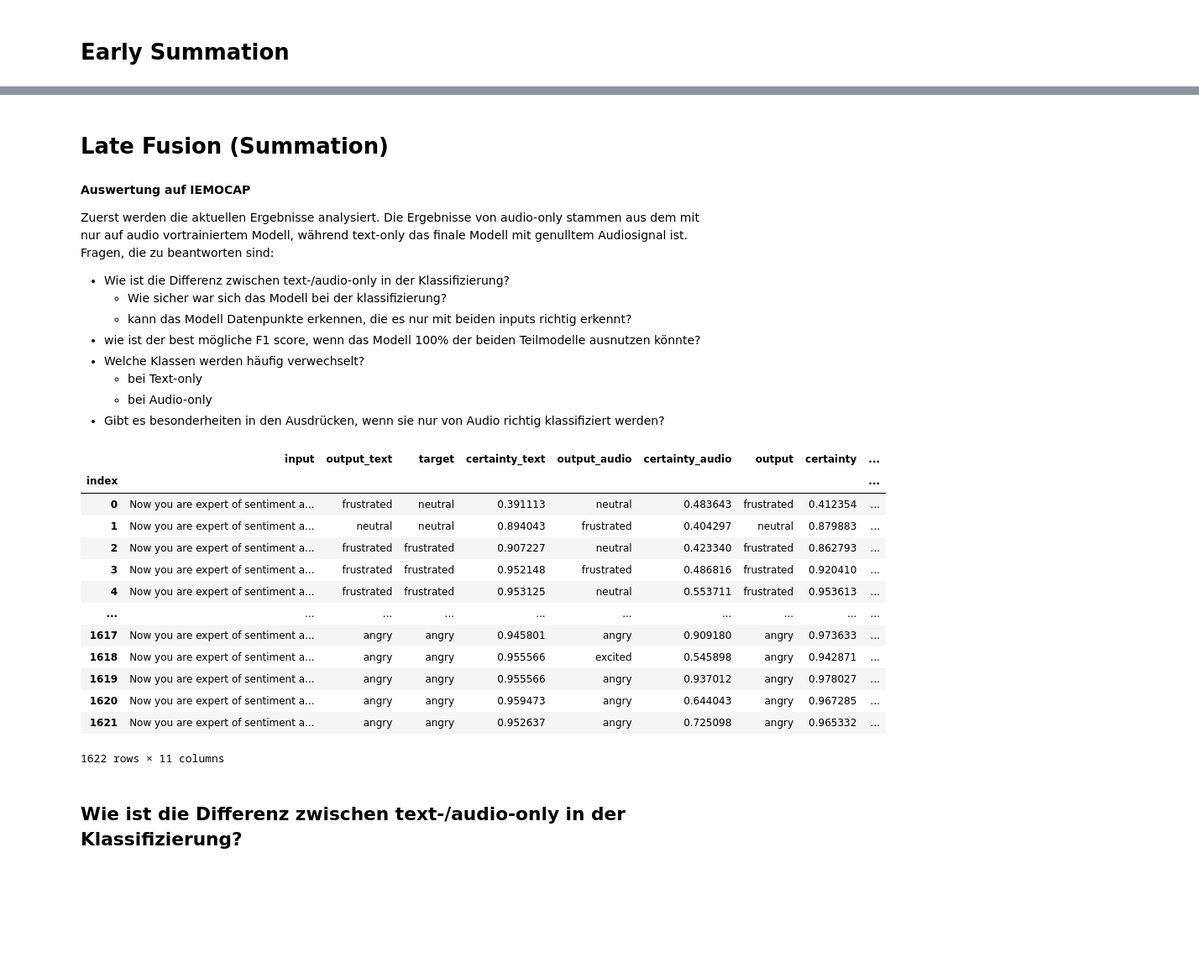
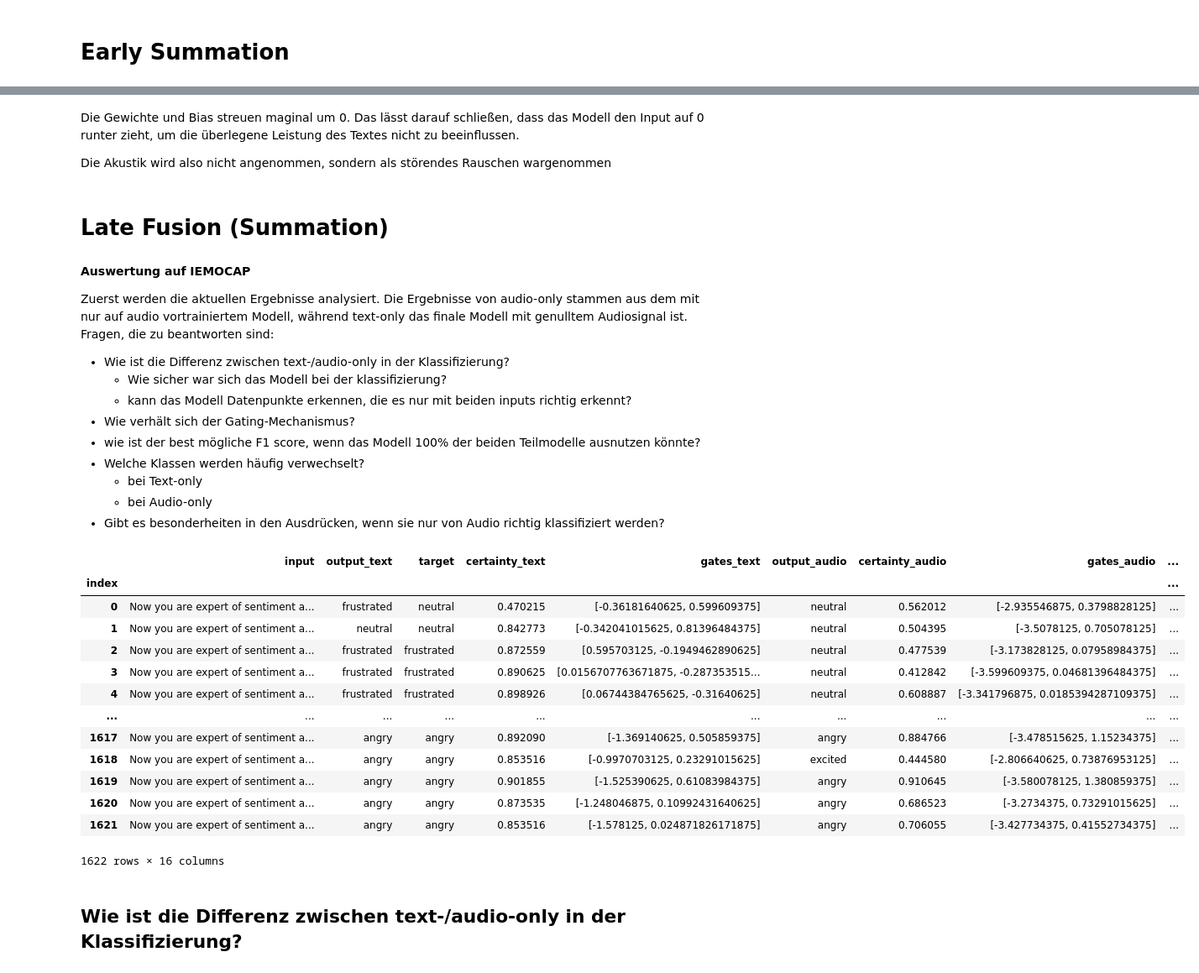
Before and after one commit to HenFo/Masterarbeit, a Jupyter notebook: analysis/mm_models/model_result_analysis.ipynb, the cells around one changed output, grey strips where cells are left out. Shown at 84% size. Cells and saved outputs as stored; diff of their text form; code cells hidden in the pictures; blank space fills up the shorter version.

```diff
--- a/analysis/mm_models/model_result_analysis.ipynb
+++ b/analysis/mm_models/model_result_analysis.ipynb
@@ -28,3 +60,7 @@ from sklearn.metrics import confusion_matrix, f1_score
+# %% [markdown]
+Die Gewichte und Bias streuen maginal um 0. Das lässt darauf schließen, dass das Modell den Input auf 0 runter zieht, um die überlegene Leistung des Textes nicht zu beeinflussen.
+
+Die Akustik wird also nicht angenommen, sondern als störendes Rauschen wargenommen
 # %% [markdown]
 # Late Fusion (Summation)
 # %% [markdown]
@@ -36,68 +72,93 @@ Fragen, die zu beantworten sind:
 - Wie ist die Differenz zwischen text-/audio-only in der Klassifizierung?
   - Wie sicher war sich das Modell bei der klassifizierung?
   - kann das Modell Datenpunkte erkennen, die es nur mit beiden inputs richtig erkennt?
+- Wie verhält sich der Gating-Mechanismus?
 - wie ist der best mögliche F1 score, wenn das Modell 100% der beiden Teilmodelle ausnutzen könnte?
 - Welche Klassen werden häufig verwechselt?
   - bei Text-only
   - bei Audio-only
 - Gibt es besonderheiten in den Ausdrücken, wenn sie nur von Audio richtig klassifiziert werden?
 # %%
-base_path = "./results/late_fusion"
+base_path = "./results/late_fusion/loss_gate"
 
 text_only_p = os.path.join(base_path, "preds_test_no_audio.json")
 audio_only_p = os.path.join(base_path, "preds_test_no_text.json")
 both_p = os.path.join(base_path, "preds_test.json")
-
 
 
 with open(text_only_p, "rt") as f:
     text_only = json.load(f)
 
 with open(audio_only_p, "rt") as f:
     audio_only = json.load(f)
 
 with open(both_p, "rt") as f:
     both = json.load(f)
 
-results = pd.DataFrame.from_records(text_only, index=["index"]).merge(
-    pd.DataFrame.from_records(audio_only, index=["index", "input", "target"]),
-    on=["index"],
-    suffixes=["_text", "_audio"],
-).merge(pd.DataFrame.from_records(both, index=["index", "input", "target"]), on=["index"], suffixes=["_both"])
+results = (
+    pd.DataFrame.from_records(text_only, index=["index"])
+    .merge(
+        pd.DataFrame.from_records(audio_only, index=["index", "input", "target"]),
+        on=["index"],
+        suffixes=["_text", "_audio"],
+    )
+    .merge(
+        pd.DataFrame.from_records(both, index=["index", "input", "target"]),
+        on=["index"],
+        suffixes=["_both"],
+    )
+)
 assert len(results) == len(text_only)
-results["utterance"] = results["input"].str.extract("<Speaker_\d: \"(.*?)\">")
+results["utterance"] = results["input"].str.extract('<Speaker_\d: "(.*?)">')
 
 import re
 
 
-# from nltk.tokenize import word_tokenize
-def get_dialog(prompt:str) -> tuple[list[str], set[str]]:
+def get_dialog(prompt: str) -> tuple[list[str], set[str]]:
     base_prompt = "Now you are expert of sentiment and emotional analysis. The following conversation noted between '### ###' involves several speaker."
     prompt = prompt.replace(base_prompt, "")
     dialouge = re.findall(r"###(.*)###", prompt)[0].strip()
-    dialog_text = re.findall(r"Speaker_\d:\s?\"(.*?)(?=\"\s?\t|\"\s?$)", dialouge, re.MULTILINE)
+    dialog_text = re.findall(
+        r"Speaker_\d:\s?\"(.*?)(?=\"\s?\t|\"\s?$)", dialouge, re.MULTILINE
+    )
     involved_speakers = set(re.findall(r"(Speaker_\d)", dialouge))
     return dialog_text, involved_speakers
+
 
 results["dialouge_length"] = results["input"].apply(lambda x: len(get_dialog(x)[0]))
 results["utterence_length"] = results["utterance"].apply(lambda x: len(x.split()))
 
+import numpy as np
+
+
+def sigmoid(x: float) -> float:
+    return 1 / (1 + np.exp(-x))
+
+
+def softmax(x: list[float]) -> list[float]:
+    return np.exp(x) / np.sum(np.exp(x))
+
+
+# results["gates"] = results["gates"].apply(lambda x: softmax(x))
+results["text_gate"] = results["gates"].apply(lambda x: x[0])
+results["audio_gate"] = results["gates"].apply(lambda x: x[1])
+
 results
 # %% [output]
-|  | input | output_text | target | certainty_text | output_audio | certainty_audio | output | certainty | ... |
+|  | input | output_text | target | certainty_text | gates_text | output_audio | certainty_audio | gates_audio | ... |
 | index |  |  |  |  |  |  |  |  | ... |
-| 0 | Now you are expert of sentiment a... | frustrated | neutral | 0.391113 | neutral | 0.483643 | frustrated | 0.412354 | ... |
-| 1 | Now you are expert of sentiment a... | neutral | neutral | 0.894043 | frustrated | 0.404297 | neutral | 0.879883 | ... |
-| 2 | Now you are expert of sentiment a... | frustrated | frustrated | 0.907227 | neutral | 0.423340 | frustrated | 0.862793 | ... |
-| 3 | Now you are expert of sentiment a... | frustrated | frustrated | 0.952148 | frustrated | 0.486816 | frustrated | 0.920410 | ... |
-| 4 | Now you are expert of sentiment a... | frustrated | frustrated | 0.953125 | neutral | 0.553711 | frustrated | 0.953613 | ... |
+| 0 | Now you are expert of sentiment a... | frustrated | neutral | 0.470215 | [-0.36181640625, 0.599609375] | neutral | 0.562012 | [-2.935546875, 0.3798828125] | ... |
+| 1 | Now you are expert of sentiment a... | neutral | neutral | 0.842773 | [-0.342041015625, 0.81396484375] | neutral | 0.504395 | [-3.5078125, 0.705078125] | ... |
+| 2 | Now you are expert of sentiment a... | frustrated | frustrated | 0.872559 | [0.595703125, -0.1949462890625] | neutral | 0.477539 | [-3.173828125, 0.07958984375] | ... |
+| 3 | Now you are expert of sentiment a... | frustrated | frustrated | 0.890625 | [0.0156707763671875, -0.287353515... | neutral | 0.412842 | [-3.599609375, 0.04681396484375] | ... |
+| 4 | Now you are expert of sentiment a... | frustrated | frustrated | 0.898926 | [0.06744384765625, -0.31640625] | neutral | 0.608887 | [-3.341796875, 0.0185394287109375] | ... |
 | ... | ... | ... | ... | ... | ... | ... | ... | ... | ... |
-| 1617 | Now you are expert of sentiment a... | angry | angry | 0.945801 | angry | 0.909180 | angry | 0.973633 | ... |
-| 1618 | Now you are expert of sentiment a... | angry | angry | 0.955566 | excited | 0.545898 | angry | 0.942871 | ... |
-| 1619 | Now you are expert of sentiment a... | angry | angry | 0.955566 | angry | 0.937012 | angry | 0.978027 | ... |
-| 1620 | Now you are expert of sentiment a... | angry | angry | 0.959473 | angry | 0.644043 | angry | 0.967285 | ... |
-| 1621 | Now you are expert of sentiment a... | angry | angry | 0.952637 | angry | 0.725098 | angry | 0.965332 | ... |
+| 1617 | Now you are expert of sentiment a... | angry | angry | 0.892090 | [-1.369140625, 0.505859375] | angry | 0.884766 | [-3.478515625, 1.15234375] | ... |
+| 1618 | Now you are expert of sentiment a... | angry | angry | 0.853516 | [-0.9970703125, 0.23291015625] | excited | 0.444580 | [-2.806640625, 0.73876953125] | ... |
+| 1619 | Now you are expert of sentiment a... | angry | angry | 0.901855 | [-1.525390625, 0.61083984375] | angry | 0.910645 | [-3.580078125, 1.380859375] | ... |
+| 1620 | Now you are expert of sentiment a... | angry | angry | 0.873535 | [-1.248046875, 0.10992431640625] | angry | 0.686523 | [-3.2734375, 0.73291015625] | ... |
+| 1621 | Now you are expert of sentiment a... | angry | angry | 0.853516 | [-1.578125, 0.024871826171875] | angry | 0.706055 | [-3.427734375, 0.41552734375] | ... |
-1622 rows × 11 columns
+1622 rows × 16 columns
 # %% [markdown]
 ## Wie ist die Differenz zwischen text-/audio-only in der Klassifizierung?
 # %%
```
Also changed, not shown: parts of 21 cells of this notebook, 9 other files.
